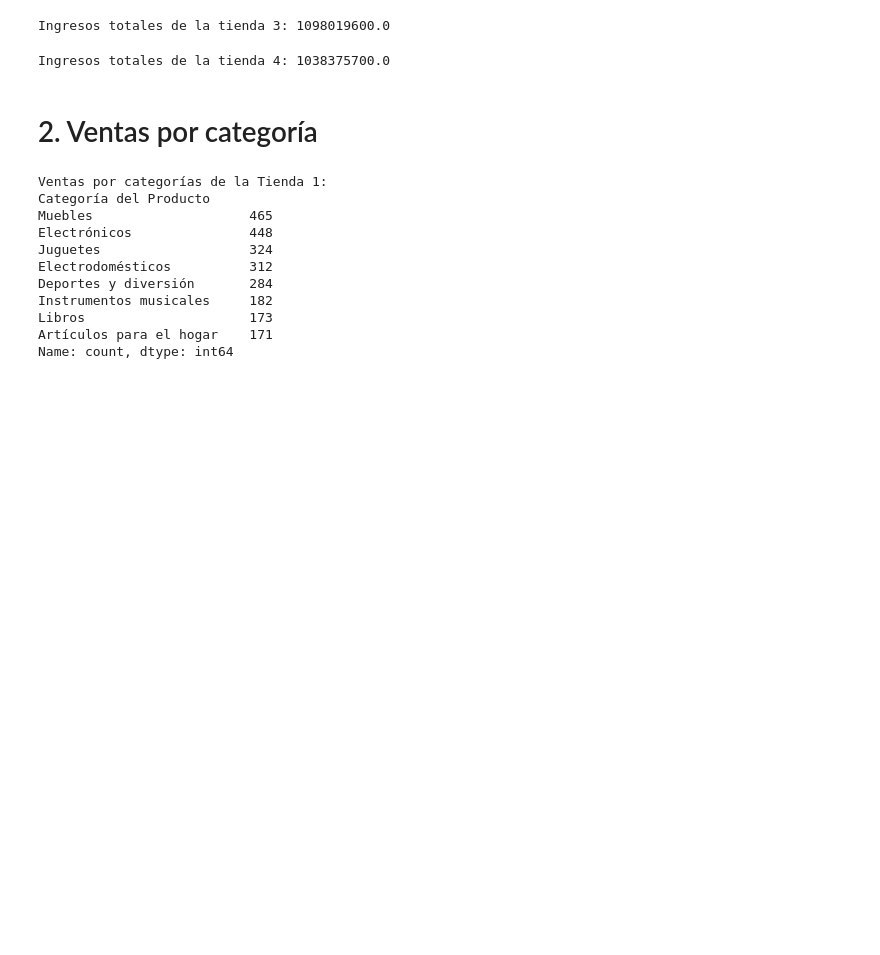
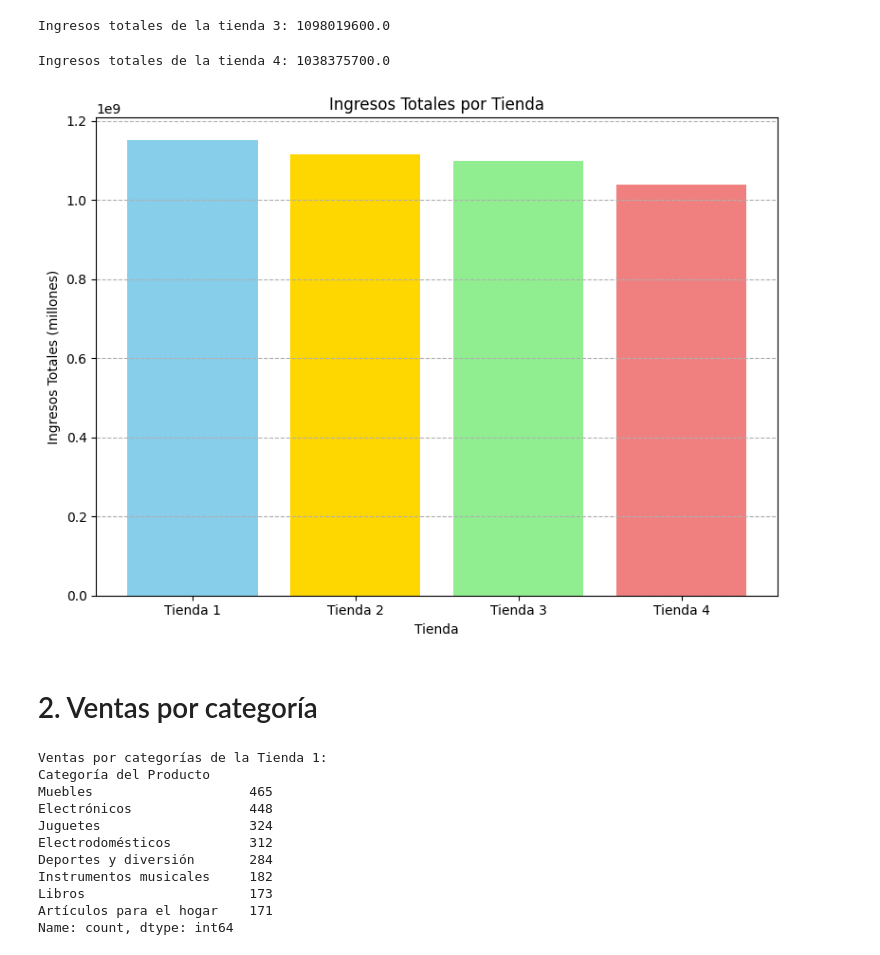
Before and after one commit to ggsgranados/Alura-Store-Latam, a Jupyter notebook: AluraStoreLatam.ipynb, the cells around one changed output. Drawn from its saved outputs; the diff is of its cells as text; code cells hidden in the pictures; blank space fills up the shorter version.

Commit message:
Add: Grafico para el analisis de facturacion

```diff
--- a/AluraStoreLatam.ipynb
+++ b/AluraStoreLatam.ipynb
@@ -45,6 +45,34 @@ ingresos_tienda4 = tienda4['Precio'].sum()
 print('Ingresos totales de la tienda 4: '+ str(ingresos_tienda4))
 # %% [output]
 Ingresos totales de la tienda 4: 1038375700.0
+# %%
+import matplotlib.pyplot as plt
+import pandas as pd
+
+# Datos para el gráfico de barras
+tiendas = ['Tienda 1', 'Tienda 2', 'Tienda 3', 'Tienda 4']
+ingresos = [ingresos_tienda1, ingresos_tienda2, ingresos_tienda3, ingresos_tienda4]
+colores = ['skyblue', 'gold', 'lightgreen', 'lightcoral']
+
+# Crear el gráfico de barras
+plt.figure(figsize=(8, 6))
+plt.bar(tiendas, ingresos, color=colores)
+
+# Añadir etiquetas y título
+plt.xlabel('Tienda')
+plt.ylabel('Ingresos Totales (millones)')
+plt.title('Ingresos Totales por Tienda')
+
+# Añadir una cuadrícula horizontal para facilitar la lectura
+plt.grid(axis='y', linestyle='--')
+
+# Ajustar el diseño para evitar que las etiquetas se superpongan
+plt.tight_layout()
+
+# Mostrar el gráfico
+plt.show()
+# %% [output]
+[figure, added]
 # %% [markdown]
 # 2. Ventas por categoría
 # %%
```
